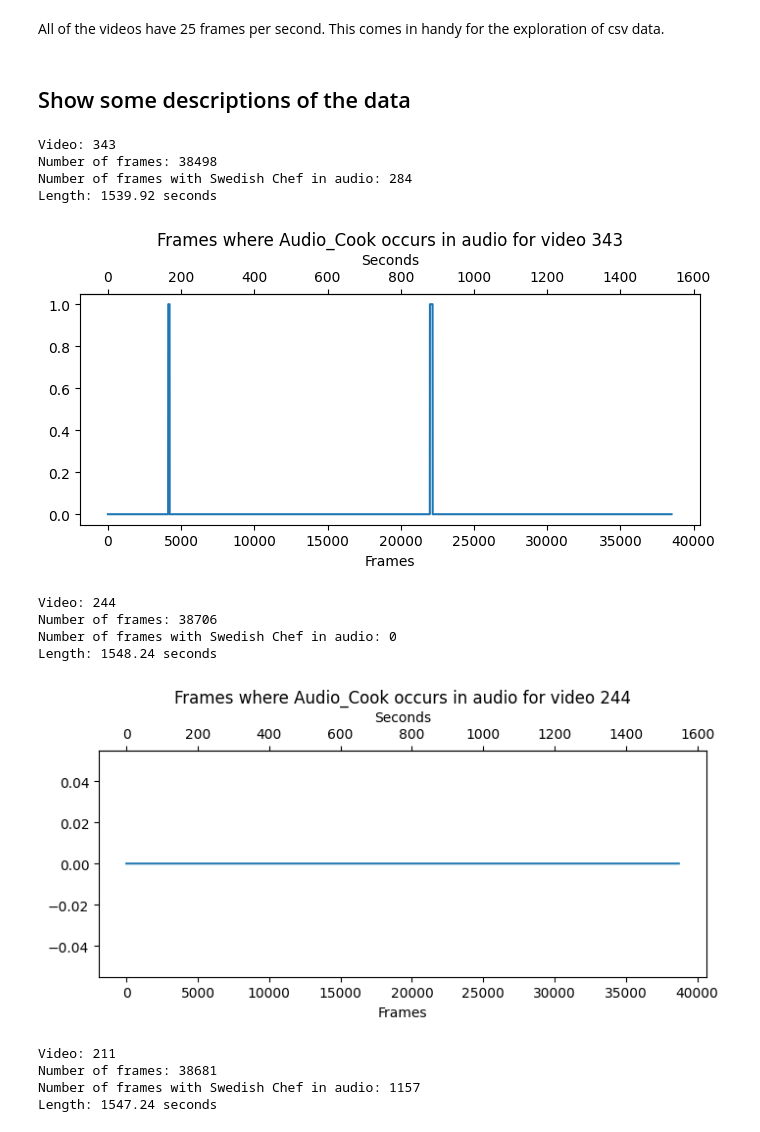
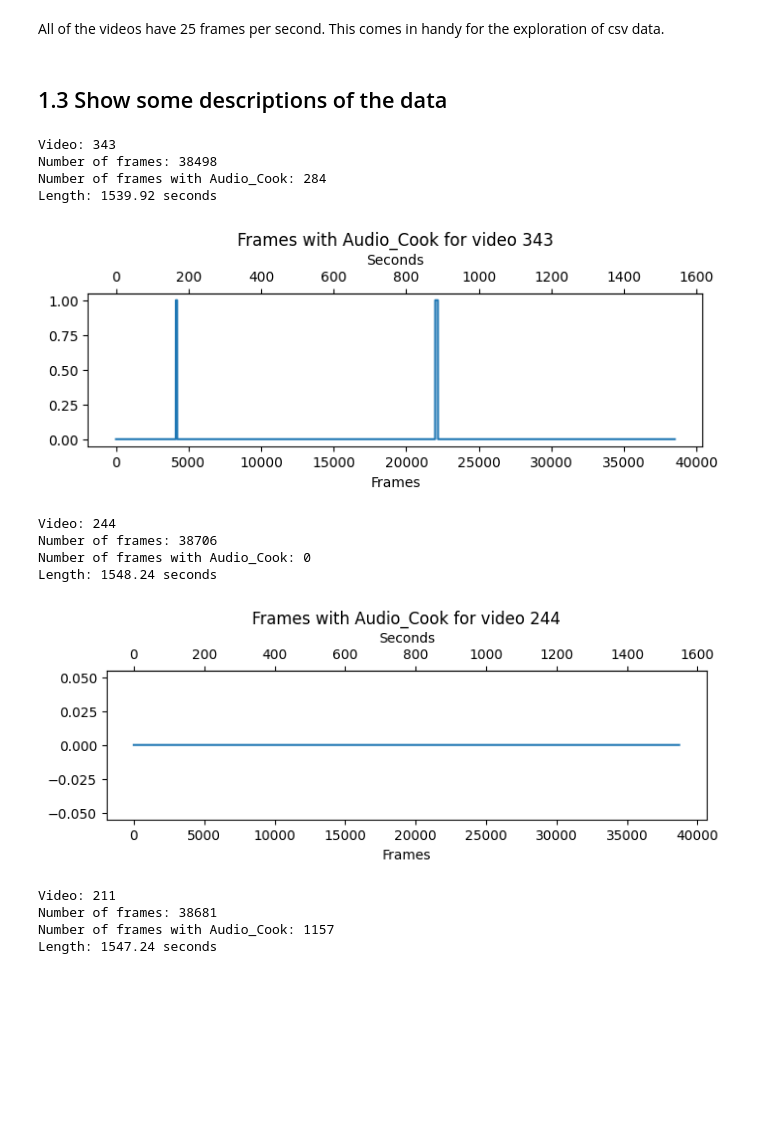
Before and after one commit to mjhof/similarity-modeling, a Jupyter notebook: notebooks/audio-based-deep-learning.ipynb, the cells around one changed output. Drawn from its saved outputs; the diff is of its cells as text; code cells hidden in the pictures; blank space fills up the shorter version.

```diff
--- a/notebooks/audio-based-deep-learning.ipynb
+++ b/notebooks/audio-based-deep-learning.ipynb
@@ -37,7 +55,7 @@ import cv2
 # %% [markdown]
 ## Constants
 # %%
-DATA_PATH = '../data/'
-GROUND_TRUTH_PATH = os.path.join(DATA_PATH, 'sim12-ground-truth-muppets')
-VIDEO_PATH = os.path.join(DATA_PATH, 'SIM12 Ground Truth')
+DATA_PATH = "../data/"
+GROUND_TRUTH_PATH = os.path.join(DATA_PATH, "sim12-ground-truth-muppets")
+VIDEO_PATH = os.path.join(DATA_PATH, "video")
 # %% [markdown]
@@ -81,48 +99,51 @@ All of the videos have 25 frames per second. This comes in handy for the explora
 # %%
 FPS = 25
 # %% [markdown]
-## Show some descriptions of the data
+## 1.3 Show some descriptions of the data
 # %%
-def show_gt_description(df, column='Audio_Cook', fps=25):
+def show_gt_description(df, column="Audio_Cook", fps=25):
     print(f"Video: {df.loc[0, 'Video']}")
     print(f"Number of frames: {df['Frame_number'].count()}")
-    print(f"Number of frames with Swedish Chef in audio: {df.loc[df[column] == 1, 'Frame_number'].count()}")
+    print(
+        f"Number of frames with {column}: {df.loc[df[column] == 1, 'Frame_number'].count()}"
+    )
     print(f"Length: {len(df['Frame_number']) / fps} seconds")
 
     # plotting with frames and seconds as x-axis
-    fig = plt.figure(figsize=(8, 3))
+    fig = plt.figure(figsize=(8, 2))
     ax1 = fig.add_subplot(111)
-    ax1.set_title(f"Frames where {column} occurs in audio for video {df.loc[0, 'Video']}")
-    ax1.set_xlabel('Frames')
-    frame_indicator = np.zeros(len(df['Frame_number']))
+    ax1.set_title(f"Frames with {column} for video {df.loc[0, 'Video']}")
+    ax1.set_xlabel("Frames")
+    frame_indicator = np.zeros(len(df["Frame_number"]))
     frame_indicator[df[df[column] == 1].index] = 1
     ax1.plot(df[column].index, frame_indicator)
 
     def frames_to_sec(x):
         return x / fps
 
     def sec_to_frames(x):
         return x * fps
 
-    ax2 = ax1.secondary_xaxis('top', functions=(frames_to_sec, sec_to_frames))
-    ax2.set_xlabel('Seconds')
+    ax2 = ax1.secondary_xaxis("top", functions=(frames_to_sec, sec_to_frames))
+    ax2.set_xlabel("Seconds")
     plt.show()
+
 
 show_gt_description(gts[0])
 show_gt_description(gts[1])
 show_gt_description(gts[2])
 # %% [output]
 Video: 343
 Number of frames: 38498
-Number of frames with Swedish Chef in audio: 284
+Number of frames with Audio_Cook: 284
 Length: 1539.92 seconds
-[figure, old version]
+[figure, new version]
 Video: 244
 Number of frames: 38706
-Number of frames with Swedish Chef in audio: 0
+Number of frames with Audio_Cook: 0
 Length: 1548.24 seconds
-[figure, old version]
+[figure, new version]
 Video: 211
 Number of frames: 38681
-Number of frames with Swedish Chef in audio: 1157
+Number of frames with Audio_Cook: 1157
 Length: 1547.24 seconds
```
Also changed, not shown: parts of 26 cells of this notebook, 1 other file.
